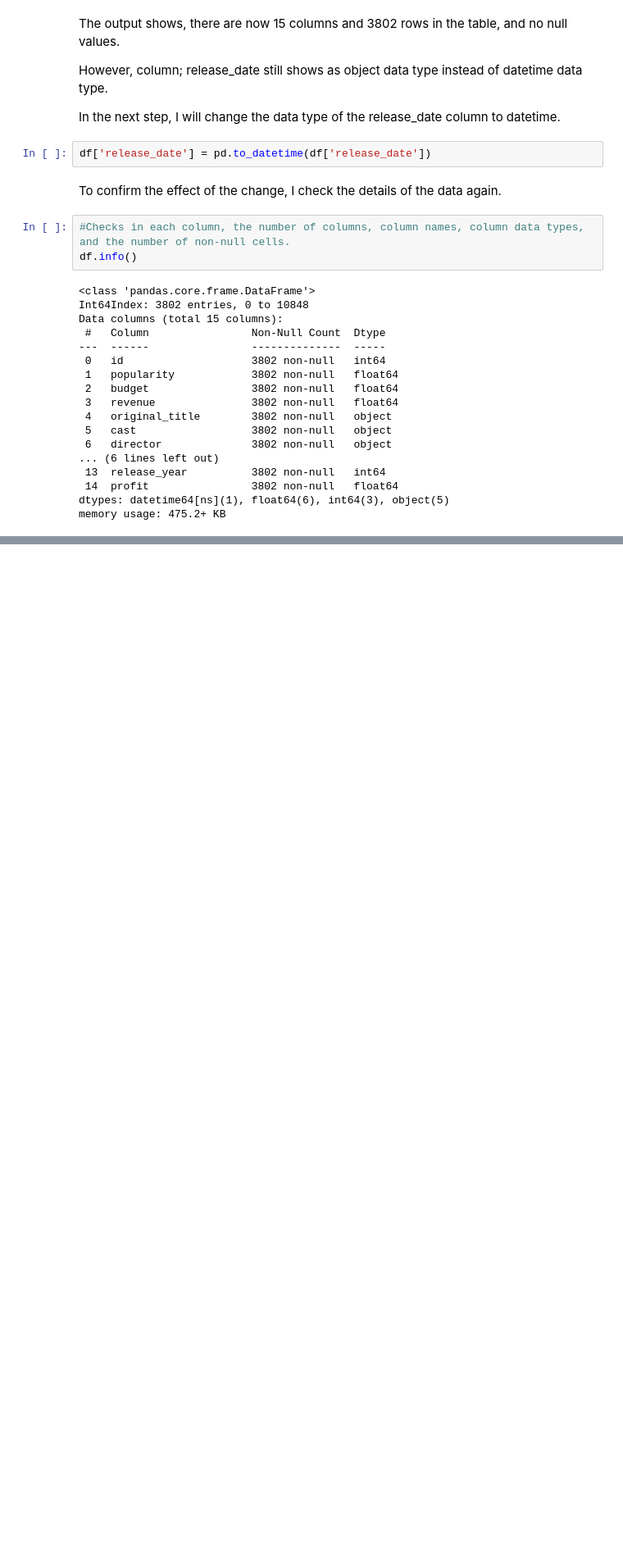
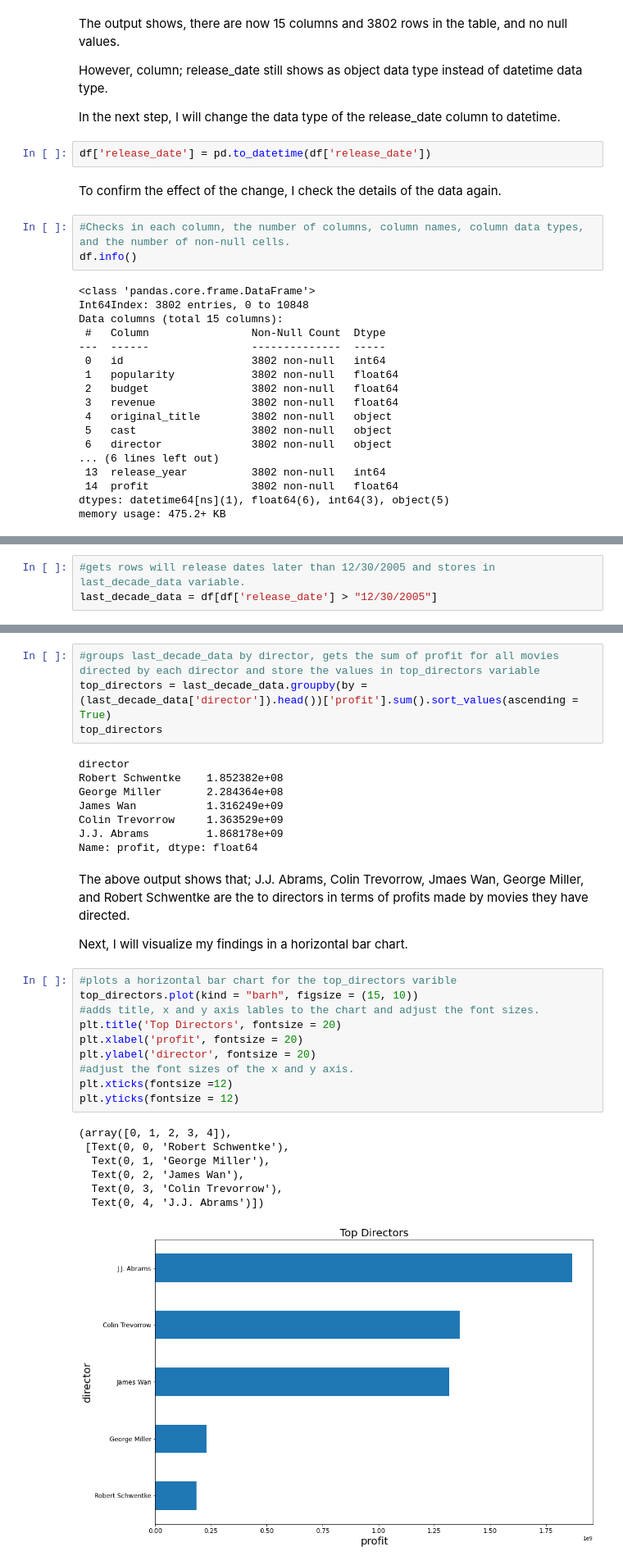
Before and after one commit to AbbaJibril/investigate-a-dataset, a Jupyter notebook: Investigate_a_Dataset.ipynb, the cells around one changed output, grey strips where cells are left out. Shown at 82% size. Saved outputs shown, nothing was run; the diff lists cells and outputs as text; blank space fills up the shorter version.

```diff
--- a/Investigate_a_Dataset.ipynb
+++ b/Investigate_a_Dataset.ipynb
@@ -384,0 +528,3 @@ memory usage: 475.2+ KB
+# %%
+#gets rows will release dates later than 12/30/2005 and stores in last_decade_data variable.
+last_decade_data = df[df['release_date'] > "12/30/2005"]
@@ -384,0 +533,34 @@ memory usage: 475.2+ KB
+# %%
+#groups last_decade_data by director, gets the sum of profit for all movies directed by each director and store the values in top_directors variable
+top_directors = last_decade_data.groupby(by = (last_decade_data['director']).head())['profit'].sum().sort_values(ascending = True)
+top_directors
+# %% [output]
+director
+Robert Schwentke    1.852382e+08
+George Miller       2.284364e+08
+James Wan           1.316249e+09
+Colin Trevorrow     1.363529e+09
+J.J. Abrams         1.868178e+09
+Name: profit, dtype: float64
+# %% [markdown]
+<p>The above output shows that; J.J. Abrams, Colin Trevorrow, Jmaes Wan, George Miller, and Robert Schwentke are the to directors in terms of profits made by movies they have directed.</p>
+
+<p>Next, I will visualize my findings in a horizontal bar chart.</p>
+# %%
+#plots a horizontal bar chart for the top_directors varible
+top_directors.plot(kind = "barh", figsize = (15, 10))
+#adds title, x and y axis lables to the chart and adjust the font sizes.
+plt.title('Top Directors', fontsize = 20)
+plt.xlabel('profit', fontsize = 20)
+plt.ylabel('director', fontsize = 20)
+#adjust the font sizes of the x and y axis.
+plt.xticks(fontsize =12)
+plt.yticks(fontsize = 12)
+# %% [output]
+(array([0, 1, 2, 3, 4]),
+ [Text(0, 0, 'Robert Schwentke'),
+  Text(0, 1, 'George Miller'),
+  Text(0, 2, 'James Wan'),
+  Text(0, 3, 'Colin Trevorrow'),
+  Text(0, 4, 'J.J. Abrams')])
+[figure, added]
```
Also changed, not shown: parts of 31 cells of this notebook.
